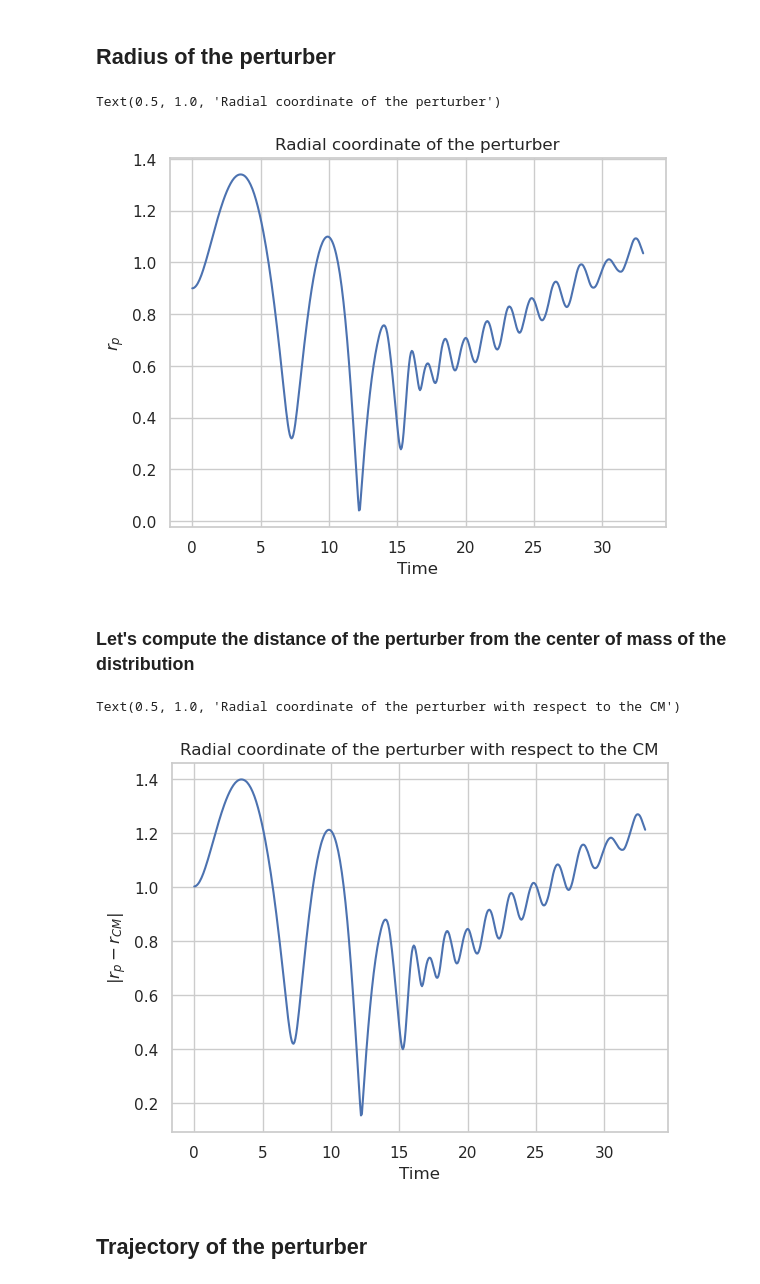
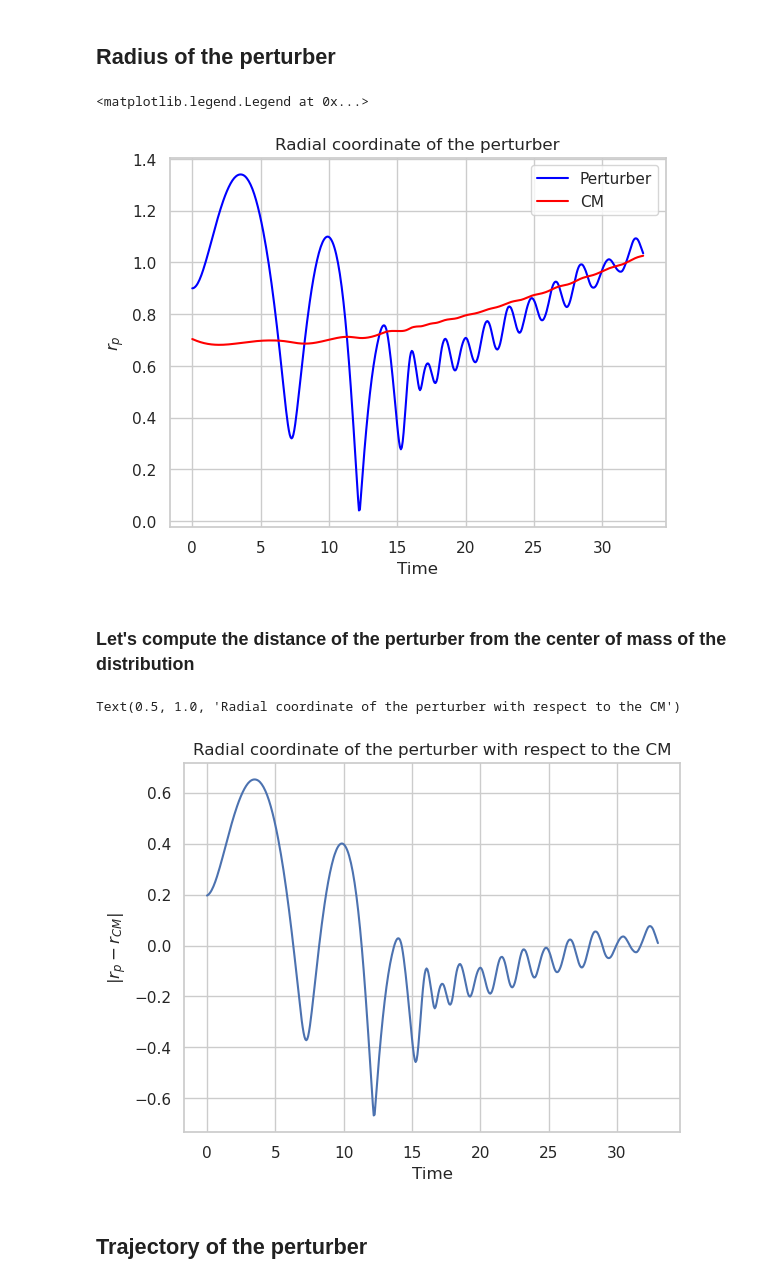
Before and after one commit to SimoneArienti/Galaxies-and-Dynamics, a Jupyter notebook: Project/Jaffe with Perturber.ipynb, the cells around one changed output. Drawn from its saved outputs; the diff is of its cells as text; code cells hidden in the pictures.

```diff
--- a/Project/Jaffe with Perturber.ipynb
+++ b/Project/Jaffe with Perturber.ipynb
@@ -74,7 +74,7 @@ def dati (data,N,M_tot,M_p):
 
     for i in range (len(x[0])):
 
-        '''
+
         # Centro di massa del sistema Jaffe + Perturber
         cm_x.append(((np.sum(x.T[i,1:])*M_tot/(N-1))+x.T[i,0]*M_p)/(M_tot+M_p))
         cm_y.append(((np.sum(y.T[i,1:])*M_tot/(N-1))+y.T[i,0]*M_p)/(M_tot+M_p))
@@ -83,9 +83,10 @@ def dati (data,N,M_tot,M_p):
         '''
 
         # Centro di Massa del sistema di 20000 particelle
-        cm_x.append(((np.sum(x.T[i,1:])*M_tot)/(N-1))/(M_tot))
-        cm_y.append(((np.sum(y.T[i,1:])*M_tot)/(N-1))/(M_tot))
-        cm_z.append(((np.sum(z.T[i,1:])*M_tot)/(N-1))/(M_tot))
+        cm_x.append(np.sum(x.T[i,1:] * M_tot / (N-1))/M_tot)
+        cm_y.append(np.sum(y.T[i,1:] * M_tot / (N-1))/M_tot)
+        cm_z.append(np.sum(z.T[i,1:] * M_tot / (N-1))/M_tot)
+        '''
 
 
     print('The initial center of mass is (', cm_x[0],', ', cm_y[0],', ', cm_z[0], ')')
@@ -193,23 +206,25 @@ plt.show()
 # %% [markdown]
 ## Radius of the perturber
 # %%
-plt.plot(time, np.abs(r[0]))
+plt.plot(time, r[0], color='blue',label='Perturber')
+plt.plot(time, r_cm, color='red', label='CM')
 plt.xlabel('Time')
 plt.ylabel(r'$r_p$')
 plt.title('Radial coordinate of the perturber')
+plt.legend()
 # %% [output]
-Text(0.5, 1.0, 'Radial coordinate of the perturber')
+<matplotlib.legend.Legend at 0x...>
-[figure, old version]
+[figure, new version]
 # %% [markdown]
 ### Let's compute the distance of the perturber from the center of mass of the distribution
 # %%
-plt.plot(time, np.abs(r[0]-cm_x))
+plt.plot(time, (r[0]-r_cm))
 plt.xlabel('Time')
 plt.ylabel(r'$|r_p-r_{CM}|$')
 plt.title('Radial coordinate of the perturber with respect to the CM')
 # %% [output]
 Text(0.5, 1.0, 'Radial coordinate of the perturber with respect to the CM')
-[figure, old version]
+[figure, new version]
 # %% [markdown]
 ## Trajectory of the perturber
 # %%
```
Also changed, not shown: parts of 9 cells of this notebook.
